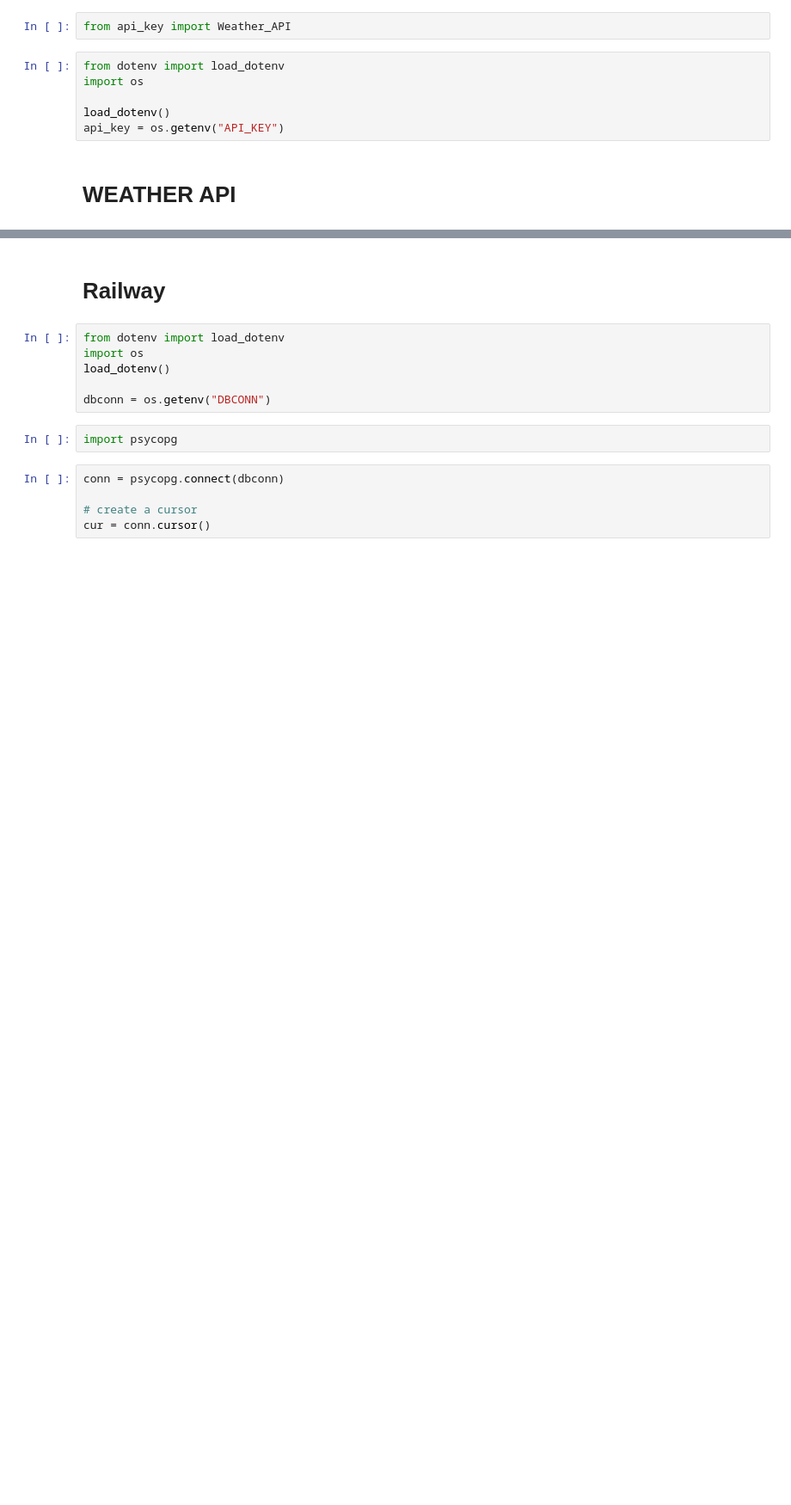
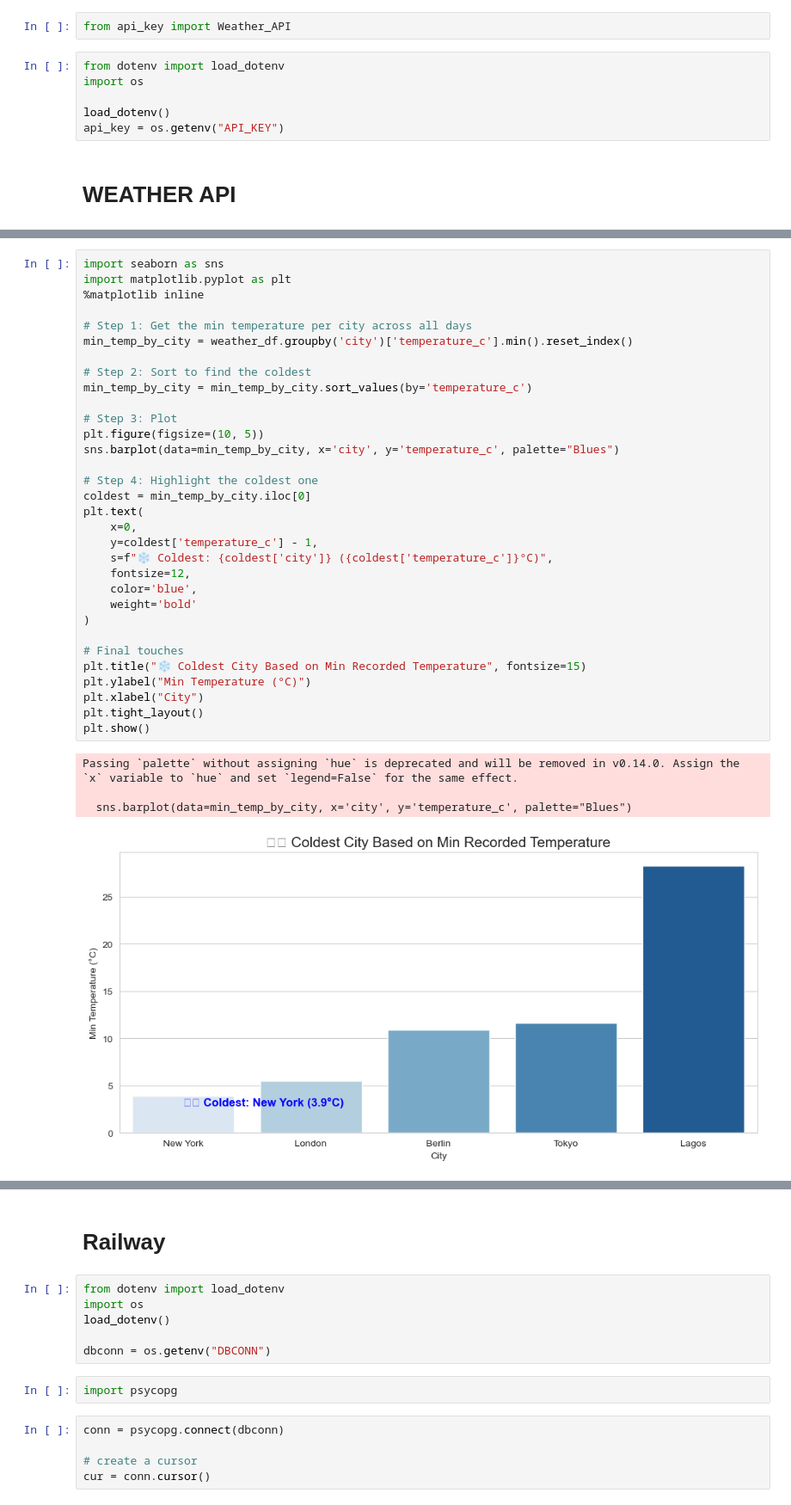
Before and after one commit to AlexIchie-coder/Projects, a Jupyter notebook: Life Track/test.ipynb, the cells around one changed output, grey strips where cells are left out. Shown at 86% size. Saved outputs shown, nothing was run; the diff lists cells and outputs as text; blank space fills up the shorter version.

```diff
--- a/Life Track/test.ipynb
+++ b/Life Track/test.ipynb
@@ -144,0 +442,37 @@ weatherDF
+# %%
+import seaborn as sns
+import matplotlib.pyplot as plt
+%matplotlib inline
+
+# Step 1: Get the min temperature per city across all days
+min_temp_by_city = weather_df.groupby('city')['temperature_c'].min().reset_index()
+
+# Step 2: Sort to find the coldest
+min_temp_by_city = min_temp_by_city.sort_values(by='temperature_c')
+
+# Step 3: Plot
+plt.figure(figsize=(10, 5))
+sns.barplot(data=min_temp_by_city, x='city', y='temperature_c', palette="Blues")
+
+# Step 4: Highlight the coldest one
+coldest = min_temp_by_city.iloc[0]
+plt.text(
+    x=0,
+    y=coldest['temperature_c'] - 1,
+    s=f"❄️ Coldest: {coldest['city']} ({coldest['temperature_c']}°C)",
+    fontsize=12,
+    color='blue',
+    weight='bold'
+)
+
+# Final touches
+plt.title("❄️ Coldest City Based on Min Recorded Temperature", fontsize=15)
+plt.ylabel("Min Temperature (°C)")
+plt.xlabel("City")
+plt.tight_layout()
+plt.show()
+# %% [output]
+Passing `palette` without assigning `hue` is deprecated and will be removed in v0.14.0. Assign the `x` variable to `hue` and set `legend=False` for the same effect.
+
+  sns.barplot(data=min_temp_by_city, x='city', y='temperature_c', palette="Blues")
+[figure, added]
```
Also changed, not shown: parts of 49 cells of this notebook.
